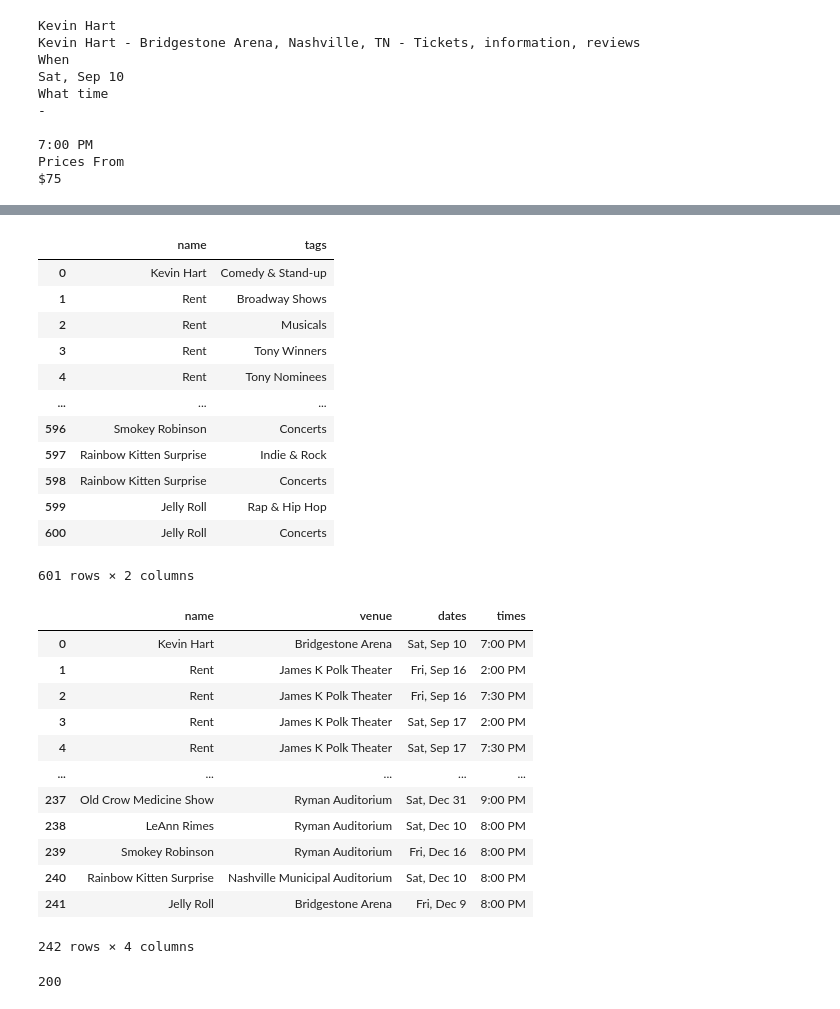
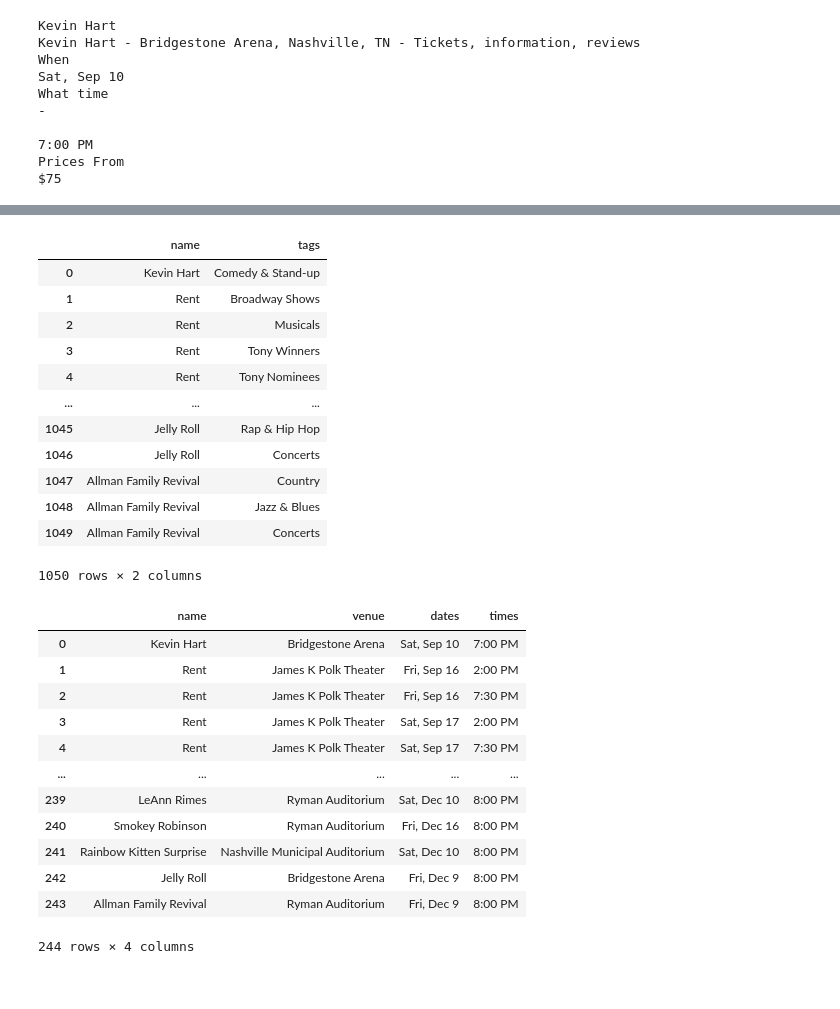
Before and after one commit to michaelcnorman/DDA7-Capstone-Michael, a Jupyter notebook: notebooks/Webscraping events.ipynb, the cells around one changed output, grey strips where cells are left out. Drawn from its saved outputs; the diff is of its cells as text; code cells hidden in the pictures.

```diff
--- a/notebooks/Webscraping events.ipynb
+++ b/notebooks/Webscraping events.ipynb
@@ -303,6 +299,7 @@ venue_dict = {'Bridgestone Arena':'bridgestone-arena',
               'Nissan Stadium':'nissan-stadium',
               'TN Performing Arts Center Andrew Johnson Theater':'andrew-johnson-theater',
               'TN Performing Arts Center Andrew Jackson Hall':'andrewjacksonhall',
+              'Mercy Lounge':'mercylounge',
               'The Basement-TN':'thebasement'}
 # %% [output]
 ['Bridgestone Arena' 'James K Polk Theater' 'Andrew Jackson Hall'
@@ -468,8 +466,8 @@ pop_dates = pop_dates[~pop_dates.dates.str.contains('When', na=False)]
 pop_dates = pop_dates[~pop_dates.times.str.contains('What time', na=False)]
 pop_dates = pop_dates[~pop_dates.times.str.contains('-', na=False)].reset_index(drop=True)
 pop_dates = pop_dates[pop_dates.times != '\xa0']
-pop_dates = pop_dates.drop_duplicates(subset=['name','venue','dates','times']).reset_index(drop=True)
-pop_dates
+popular_dates = pop_dates.drop_duplicates(subset=['name','venue','dates','times']).reset_index(drop=True)
+popular_dates
 # %% [output]
 |  | name | venue | tags | dates | times |
 | 0 | Kevin Hart | Bridgestone Arena | [Comedy & Stand-up] | Sat, Sep 10 | 7:00 PM |
@@ -487,7 +485,7 @@ pop_dates
 # %%
 event_categories = pop_dates[['name','tags']]
-events_categories = event_categories.explode('tags', ignore_index=True)
-events_categories
+event_categories = event_categories.explode('tags', ignore_index=True)
+event_categories
 # %% [output]
 |  | name | tags |
 | 0 | Kevin Hart | Comedy & Stand-up |
@@ -496,39 +494,27 @@ events_categories
 | 3 | Rent | Tony Winners |
 | 4 | Rent | Tony Nominees |
 | ... | ... | ... |
-| 596 | Smokey Robinson | Concerts |
-| 597 | Rainbow Kitten Surprise | Indie & Rock |
-| 598 | Rainbow Kitten Surprise | Concerts |
-| 599 | Jelly Roll | Rap & Hip Hop |
-| 600 | Jelly Roll | Concerts |
+| 1045 | Jelly Roll | Rap & Hip Hop |
+| 1046 | Jelly Roll | Concerts |
+| 1047 | Allman Family Revival | Country |
+| 1048 | Allman Family Revival | Jazz & Blues |
+| 1049 | Allman Family Revival | Concerts |
-601 rows × 2 columns
+1050 rows × 2 columns
 # %%
-events = pop_dates[['name','venue','dates','times']]
-events
+## most popular events is only focusing on events that had a 'more info' tab
+most_popular_events = pop_dates[['name','venue','dates','times']]
+most_popular_events
 # %% [output]
 |  | name | venue | dates | times |
 | 0 | Kevin Hart | Bridgestone Arena | Sat, Sep 10 | 7:00 PM |
 | 1 | Rent | James K Polk Theater | Fri, Sep 16 | 2:00 PM |
 | 2 | Rent | James K Polk Theater | Fri, Sep 16 | 7:30 PM |
 | 3 | Rent | James K Polk Theater | Sat, Sep 17 | 2:00 PM |
 | 4 | Rent | James K Polk Theater | Sat, Sep 17 | 7:30 PM |
 | ... | ... | ... | ... | ... |
-| 237 | Old Crow Medicine Show | Ryman Auditorium | Sat, Dec 31 | 9:00 PM |
-| 238 | LeAnn Rimes | Ryman Auditorium | Sat, Dec 10 | 8:00 PM |
-| 239 | Smokey Robinson | Ryman Auditorium | Fri, Dec 16 | 8:00 PM |
-| 240 | Rainbow Kitten Surprise | Nashville Municipal Auditorium | Sat, Dec 10 | 8:00 PM |
-| 241 | Jelly Roll | Bridgestone Arena | Fri, Dec 9 | 8:00 PM |
+| 239 | LeAnn Rimes | Ryman Auditorium | Sat, Dec 10 | 8:00 PM |
+| 240 | Smokey Robinson | Ryman Auditorium | Fri, Dec 16 | 8:00 PM |
+| 241 | Rainbow Kitten Surprise | Nashville Municipal Auditorium | Sat, Dec 10 | 8:00 PM |
+| 242 | Jelly Roll | Bridgestone Arena | Fri, Dec 9 | 8:00 PM |
+| 243 | Allman Family Revival | Ryman Auditorium | Fri, Dec 9 | 8:00 PM |
-242 rows × 4 columns
+244 rows × 4 columns
-# %%
-headers = {'User-Agent':'Mozilla/5.0 (Macintosh; Intel Mac OS X 10_15_7) AppleWebKit/605.1.15 (KHTML, like Gecko) Version/15.6 Safari/605.1.15'}
-
-venue = 'andrewjacksonhall'
-
-venuestring = f"https://www.nashville-theatre.com/theaters/{venue}/theater.php"
-
-#https://www.nashville-theatre.com/theaters/andrewjacksonhall/tickets.php?eventName=Hamilton&cmsEventId=28579
-
-responses = requests.get(venuestring, headers=headers)
-responses.status_code
-# %% [output]
-200
```
Also changed, not shown: parts of 21 cells of this notebook, 3 other files.
